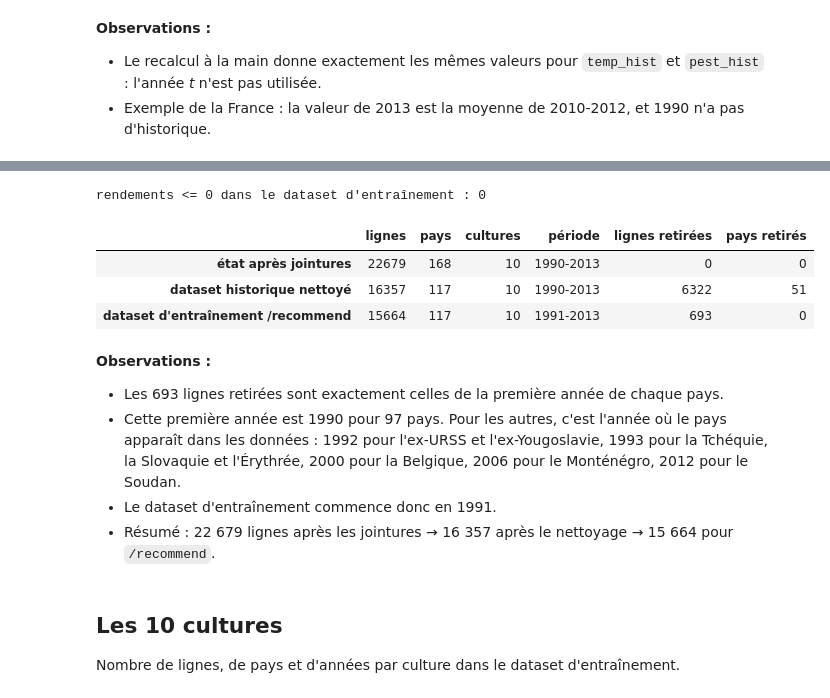
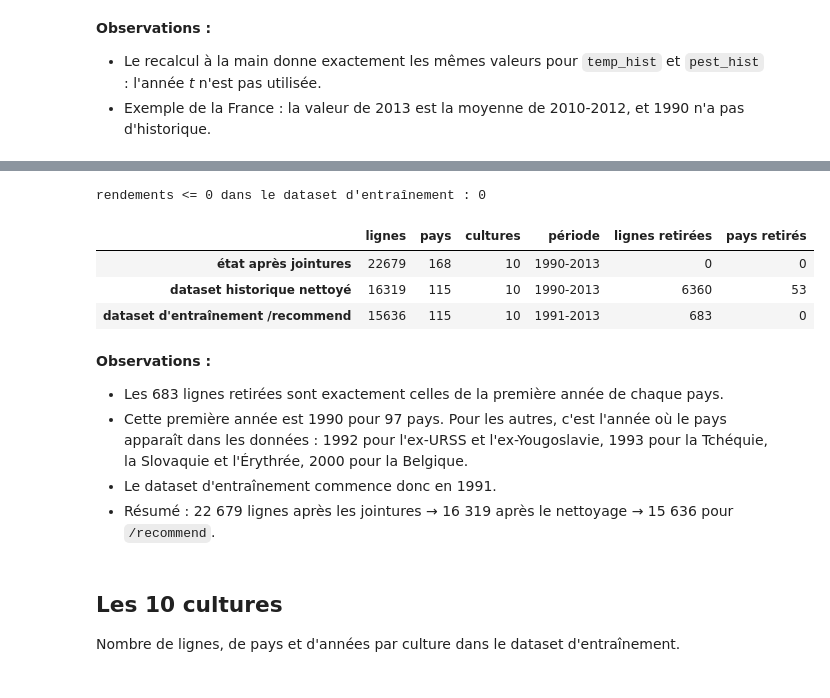
Before and after one commit to justinetct/oc_project12_agritech, a Jupyter notebook: notebooks/06_prepare_training_dataset.ipynb, the cells around one changed output, grey strips where cells are left out. Cells and saved outputs as stored; diff of their text form; code cells hidden in the pictures.

```diff
--- a/notebooks/06_prepare_training_dataset.ipynb
+++ b/notebooks/06_prepare_training_dataset.ipynb
@@ -293,43 +290,43 @@ year
 # %%
 # État après jointures : non sauvegardé, ses chiffres sont vérifiés par assert dans le notebook 04
 APRES_JOINTURES = {"lignes": 22_679, "pays": 168, "période": "1990-2013"}
 
 chaine = pd.DataFrame(
     {
         "lignes": [APRES_JOINTURES["lignes"], len(df_hist), len(df_recommend)],
         "pays": [APRES_JOINTURES["pays"], df_hist["iso3"].nunique(), df_recommend["iso3"].nunique()],
         "cultures": [10, df_hist["crop"].nunique(), df_recommend["crop"].nunique()],
         "période": [
             APRES_JOINTURES["période"],
             f"{df_hist['year'].min()}-{df_hist['year'].max()}",
             f"{df_recommend['year'].min()}-{df_recommend['year'].max()}",
         ],
     },
     index=["état après jointures", "dataset historique nettoyé", "dataset d'entraînement /recommend"],
 )
 chaine["lignes retirées"] = (-chaine["lignes"].diff()).fillna(0).astype(int)
 chaine["pays retirés"] = (-chaine["pays"].diff()).fillna(0).astype(int)
 
-assert chaine["lignes retirées"].tolist() == [0, 6_322, 693]
-assert chaine["pays retirés"].tolist() == [0, 51, 0]
+assert chaine["lignes retirées"].tolist() == [0, 6_360, 683]
+assert chaine["pays retirés"].tolist() == [0, 53, 0]
 assert (df_recommend["year"].min(), df_recommend["year"].max()) == (1991, 2013)
 print("rendements <= 0 dans le dataset d'entraînement :", (df_recommend["yield_t_ha"] <= 0).sum())
 chaine
 # %% [output]
 rendements <= 0 dans le dataset d'entraînement : 0
 |  | lignes | pays | cultures | période | lignes retirées | pays retirés |
 | état après jointures | 22679 | 168 | 10 | 1990-2013 | 0 | 0 |
-| dataset historique nettoyé | 16357 | 117 | 10 | 1990-2013 | 6322 | 51 |
-| dataset d'entraînement /recommend | 15664 | 117 | 10 | 1991-2013 | 693 | 0 |
+| dataset historique nettoyé | 16319 | 115 | 10 | 1990-2013 | 6360 | 53 |
+| dataset d'entraînement /recommend | 15636 | 115 | 10 | 1991-2013 | 683 | 0 |
 # %% [markdown]
 **Observations :**
 
-- Les 693 lignes retirées sont exactement celles de la première année de chaque pays.
+- Les 683 lignes retirées sont exactement celles de la première année de chaque pays.
 - Cette première année est 1990 pour 97 pays. Pour les autres, c'est l'année où le pays apparaît
   dans les données : 1992 pour l'ex-URSS et l'ex-Yougoslavie, 1993 pour la Tchéquie, la Slovaquie
-  et l'Érythrée, 2000 pour la Belgique, 2006 pour le Monténégro, 2012 pour le Soudan.
+  et l'Érythrée, 2000 pour la Belgique.
 - Le dataset d'entraînement commence donc en 1991.
-- Résumé : 22 679 lignes après les jointures → 16 357 après le nettoyage → 15 664 pour `/recommend`.
+- Résumé : 22 679 lignes après les jointures → 16 319 après le nettoyage → 15 636 pour `/recommend`.
 # %% [markdown]
 ## Les 10 cultures
 
```
Also changed, not shown: parts of 16 cells of this notebook, 2 other files.
